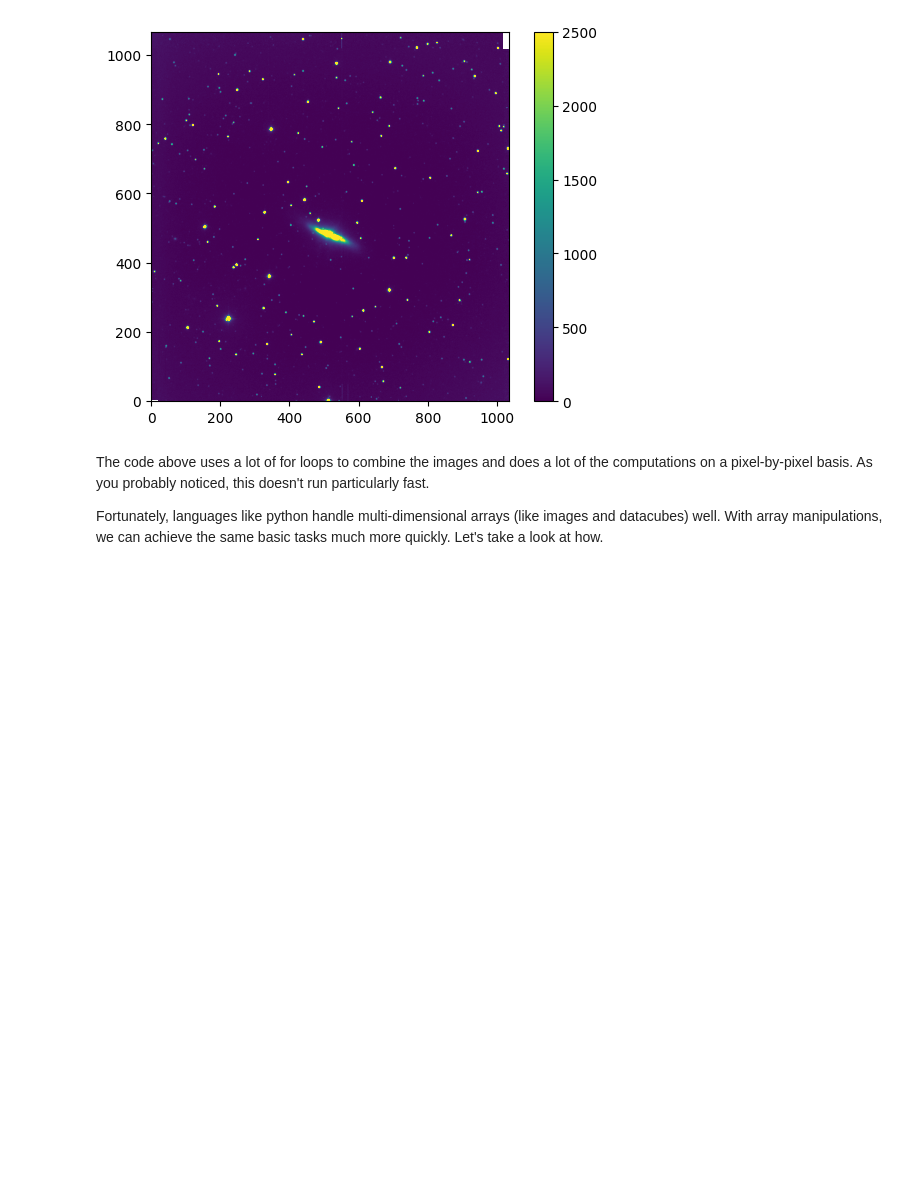
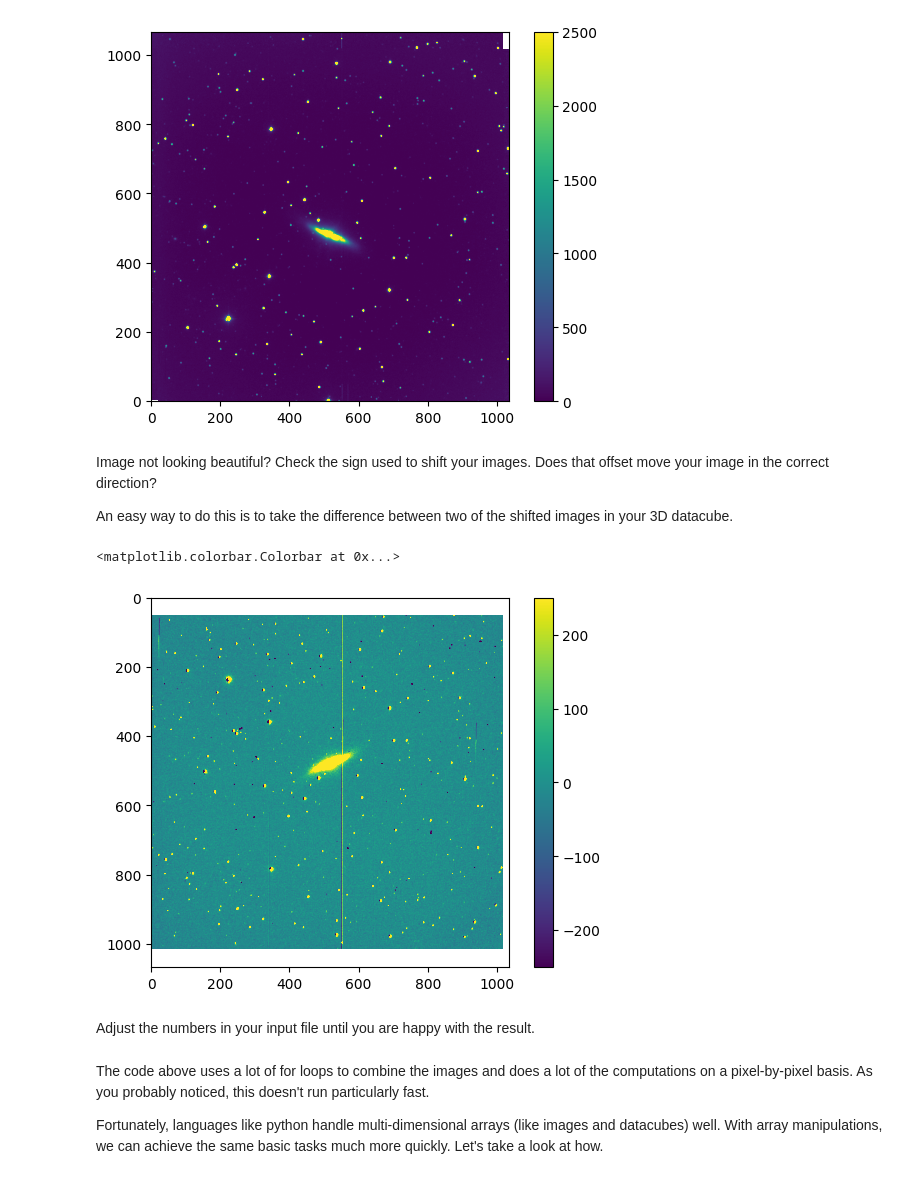
Before and after one commit to megan-the-astronomer/ASTR230, a Jupyter notebook: imaging/image_alignment.ipynb, the cells around one changed output. Saved outputs shown, nothing was run; the diff lists cells and outputs as text; code cells hidden in the pictures; blank space fills up the shorter version.

```diff
--- a/imaging/image_alignment.ipynb
+++ b/imaging/image_alignment.ipynb
@@ -157,6 +166,18 @@ plt.colorbar()
 # %% [output]
 <matplotlib.colorbar.Colorbar at 0x...>
 [figure]
+# %% [markdown]
+Image not looking beautiful? Check the sign used to shift your images. Does that offset move your image in the correct direction?
+
+An easy way to do this is to take the difference between two of the shifted images in your 3D datacube.
+# %%
+plt.imshow(cgrid[:,:,0]-cgrid[:,:,1], vmin=-250, vmax=250)
+plt.colorbar()
+# %% [output]
+<matplotlib.colorbar.Colorbar at 0x...>
+[figure, added]
+# %% [markdown]
+Adjust the numbers in your input file until you are happy with the result.
 # %% [markdown]
 The code above uses a lot of for loops to combine the images and does a lot of the computations on a pixel-by-pixel basis. As you probably noticed, this doesn't run particularly fast.
 
```
Also changed, not shown: parts of 8 cells of this notebook, 1 other file.
